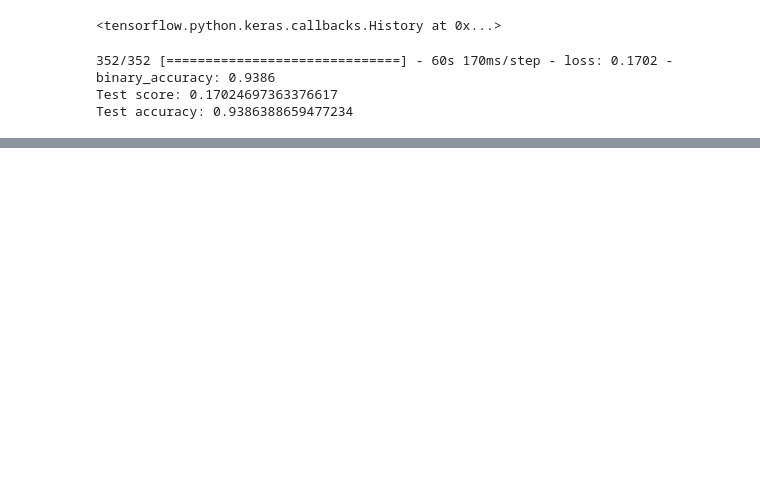
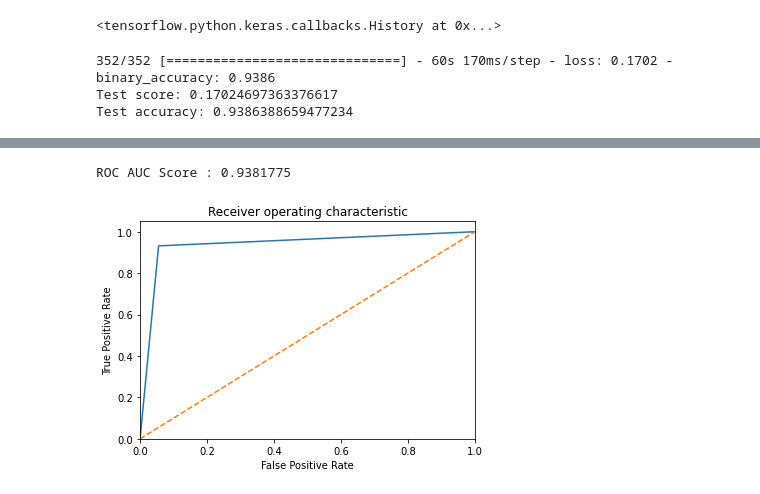
Before and after one commit to amarsinghen/amazon-reviews-sentiment-analysis, a Jupyter notebook: amazon_reviews_sentiment_analysis_basic_model_glove_embedding.ipynb, the cells around one changed output, grey strips where cells are left out. Saved outputs shown, nothing was run; the diff lists cells and outputs as text; code cells hidden in the pictures; blank space fills up the shorter version.

```diff
--- a/amazon_reviews_sentiment_analysis_basic_model_glove_embedding.ipynb
+++ b/amazon_reviews_sentiment_analysis_basic_model_glove_embedding.ipynb
@@ -249,0 +328,18 @@ Test accuracy: 0.9386388659477234
+# %%
+# Below is the ROC curve
+import sklearn.metrics as m
+print("ROC AUC Score : {}".format(m.roc_auc_score(test_labels, y_pred.round())))
+
+fpr, tpr, threshold = m.roc_curve(test_labels, y_pred.round())
+plt.figure()
+plt.plot(fpr, tpr)
+plt.plot([0,1],[0,1],'--')
+plt.xlim([0.0, 1.0])
+plt.ylim([0.0, 1.05])
+plt.xlabel('False Positive Rate')
+plt.ylabel('True Positive Rate')
+plt.title('Receiver operating characteristic')
+plt.show()
+# %% [output]
+ROC AUC Score : 0.9381775
+[figure, added]
```
Also changed, not shown: parts of 14 cells of this notebook.
